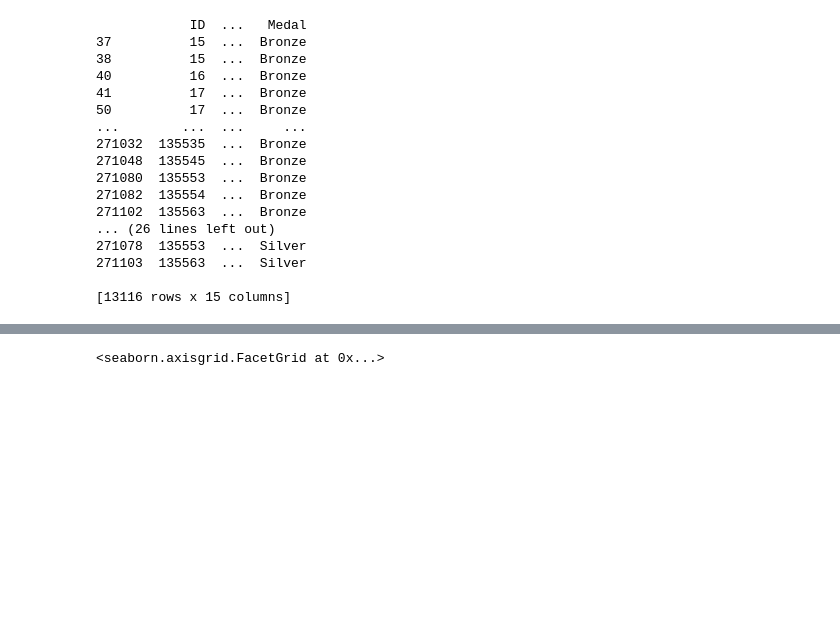
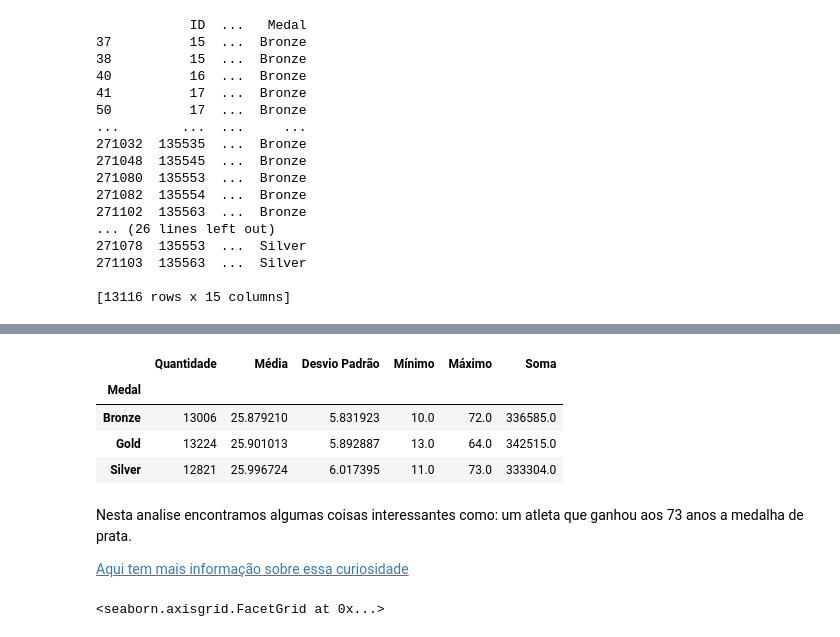
Before and after one commit to King-Bowie/projeto_olimpiadas, a Jupyter notebook: Olimpiadas.ipynb, the cells around one changed output, grey strips where cells are left out. Cells and saved outputs as stored; diff of their text form; code cells hidden in the pictures; blank space fills up the shorter version.

```diff
--- a/Olimpiadas.ipynb
+++ b/Olimpiadas.ipynb
@@ -370,3 +386,15 @@ for medalha, dados in aa:
+# %%
+aa['Age'].aggregate(['count','mean','std','min','max','sum']).rename(columns = {'count':'Quantidade','mean':'Média','std':'Desvio Padrão','min':'Mínimo','max':'Máximo','sum':'Soma'})
+# %% [output]
+|  | Quantidade | Média | Desvio Padrão | Mínimo | Máximo | Soma |
+| Medal |  |  |  |  |  |  |
+| Bronze | 13006 | 25.879210 | 5.831923 | 10.0 | 72.0 | 336585.0 |
+| Gold | 13224 | 25.901013 | 5.892887 | 13.0 | 64.0 | 342515.0 |
+| Silver | 12821 | 25.996724 | 6.017395 | 11.0 | 73.0 | 333304.0 |
+# %% [markdown]
+Nesta analise encontramos algumas coisas interessantes como: um atleta que ganhou aos 73 anos a medalha de prata.
+
+<a href='https://institutodelongevidademag.org/longevidade-e-comportamento/esportes/atletas-mais-velhos'>Aqui tem mais informação sobre essa curiosidade </a>
 # %%
 sns.catplot( kind='count',
              data = novas_variaveis['Medal'],
```
Also changed, not shown: parts of 17 cells of this notebook.
